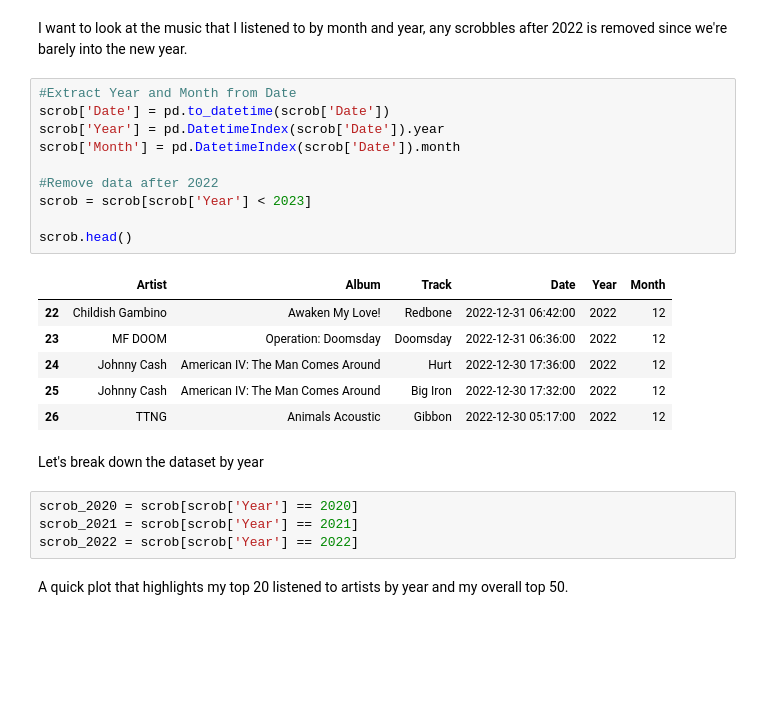
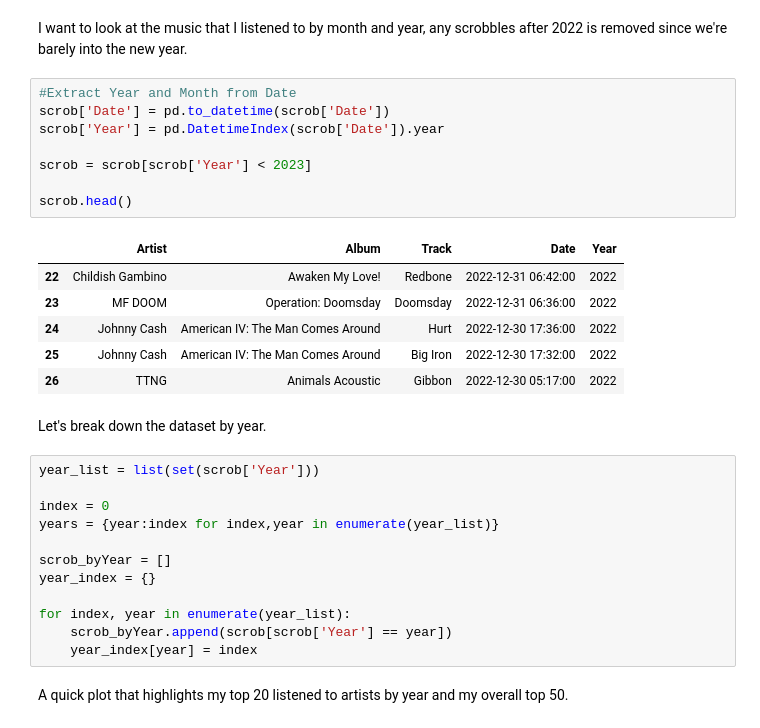
Before and after one commit to Dirghayu-Shah/listening-habits, a Jupyter notebook: listening-habits.ipynb, the cells around one changed output. Drawn from its saved outputs; the diff is of its cells as text; blank space fills up the shorter version.

```diff
--- a/listening-habits.ipynb
+++ b/listening-habits.ipynb
@@ -40,26 +42,32 @@ I want to look at the music that I listened to by month and year, any scrobbles
 # %%
 #Extract Year and Month from Date
 scrob['Date'] = pd.to_datetime(scrob['Date'])
 scrob['Year'] = pd.DatetimeIndex(scrob['Date']).year
-scrob['Month'] = pd.DatetimeIndex(scrob['Date']).month
 
-#Remove data after 2022
 scrob = scrob[scrob['Year'] < 2023]
 
 scrob.head()
 # %% [output]
-|  | Artist | Album | Track | Date | Year | Month |
-| 22 | Childish Gambino | Awaken My Love! | Redbone | 2022-12-31 06:42:00 | 2022 | 12 |
-| 23 | MF DOOM | Operation: Doomsday | Doomsday | 2022-12-31 06:36:00 | 2022 | 12 |
-| 24 | Johnny Cash | American IV: The Man Comes Around | Hurt | 2022-12-30 17:36:00 | 2022 | 12 |
-| 25 | Johnny Cash | American IV: The Man Comes Around | Big Iron | 2022-12-30 17:32:00 | 2022 | 12 |
-| 26 | TTNG | Animals Acoustic | Gibbon | 2022-12-30 05:17:00 | 2022 | 12 |
+|  | Artist | Album | Track | Date | Year |
+| 22 | Childish Gambino | Awaken My Love! | Redbone | 2022-12-31 06:42:00 | 2022 |
+| 23 | MF DOOM | Operation: Doomsday | Doomsday | 2022-12-31 06:36:00 | 2022 |
+| 24 | Johnny Cash | American IV: The Man Comes Around | Hurt | 2022-12-30 17:36:00 | 2022 |
+| 25 | Johnny Cash | American IV: The Man Comes Around | Big Iron | 2022-12-30 17:32:00 | 2022 |
+| 26 | TTNG | Animals Acoustic | Gibbon | 2022-12-30 05:17:00 | 2022 |
 # %% [markdown]
-Let's break down the dataset by year
+Let's break down the dataset by year.
-# %%
-scrob_2020 = scrob[scrob['Year'] == 2020]
-scrob_2021 = scrob[scrob['Year'] == 2021]
-scrob_2022 = scrob[scrob['Year'] == 2022]
+# %%
+year_list = list(set(scrob['Year']))
+
+index = 0
+years = {year:index for index,year in enumerate(year_list)}
+
+scrob_byYear = []
+year_index = {}
+
+for index, year in enumerate(year_list):
+    scrob_byYear.append(scrob[scrob['Year'] == year])
+    year_index[year] = index
 # %% [markdown]
 A quick plot that highlights my top 20 listened to artists by year and my overall top 50.
 # %%
```
Also changed, not shown: parts of 7 cells of this notebook.
